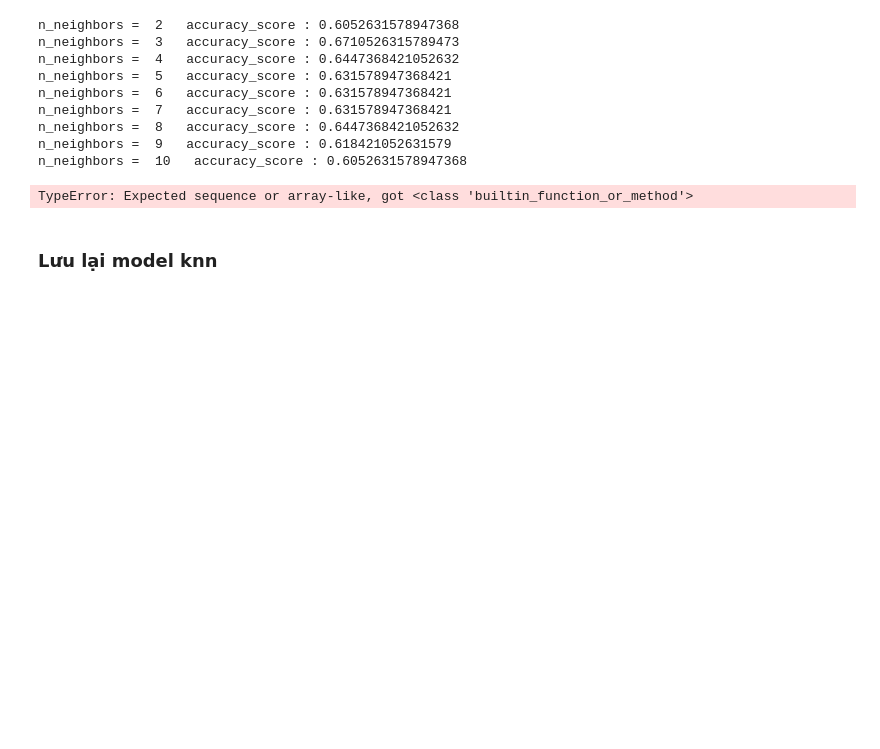
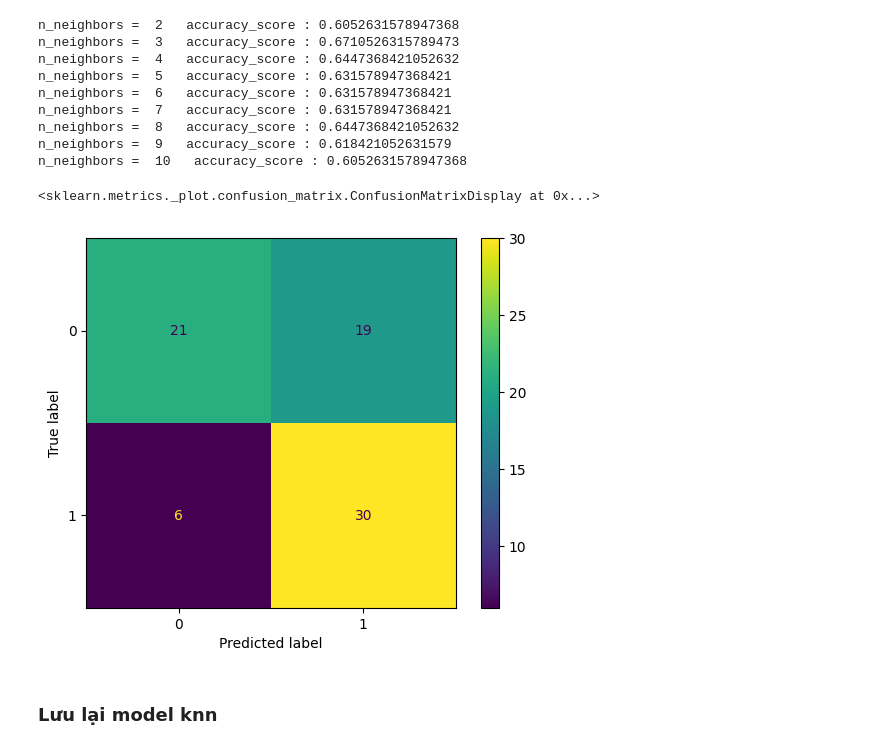
Before and after one commit to LeaQD/Predicting-Heart-Disease_TTCS, a Jupyter notebook: jupyter/train_model_svm_and_knn.ipynb, the cells around one changed output. Saved outputs shown, nothing was run; the diff lists cells and outputs as text; code cells hidden in the pictures; blank space fills up the shorter version.

```diff
--- a/jupyter/train_model_svm_and_knn.ipynb
+++ b/jupyter/train_model_svm_and_knn.ipynb
@@ -107,6 +107,8 @@ y.head()
 3    0
 4    0
 Name: target, dtype: int64
+# %%
+y = y.values.reshape(-1,1)
 # %% [markdown]
 ### Phân chia dữ liệu:
   - X thành X_train và X_test
@@ -136,11 +138,15 @@ n_neighbors =  10   accuracy_score : 0.6052631578947368
 # %%
 knn = KNeighborsRegressor(n_neighbors=3)
 knn.fit(X_train, Y_train)
-y_pred = knn.predict(X_test).round
-print(cm = confusion_matrix(Y_test, y_pred))
-ConfusionMatrixDisplay.from_predictions(Y_test,y_pred)
+y_pred = knn.predict(X_test)
+# print(y_pred.round())
+# print("-----------")
+# print(Y_test)
+cm = confusion_matrix(Y_test, y_pred.round())
+ConfusionMatrixDisplay.from_predictions(Y_test,y_pred.round())
 # %% [output]
-TypeError: Expected sequence or array-like, got <class 'builtin_function_or_method'>
+<sklearn.metrics._plot.confusion_matrix.ConfusionMatrixDisplay at 0x...>
+[figure, added]
 # %% [markdown]
 ### Lưu lại model knn
 # %%
```
Also changed, not shown: parts of 3 cells of this notebook, 2 other files.
